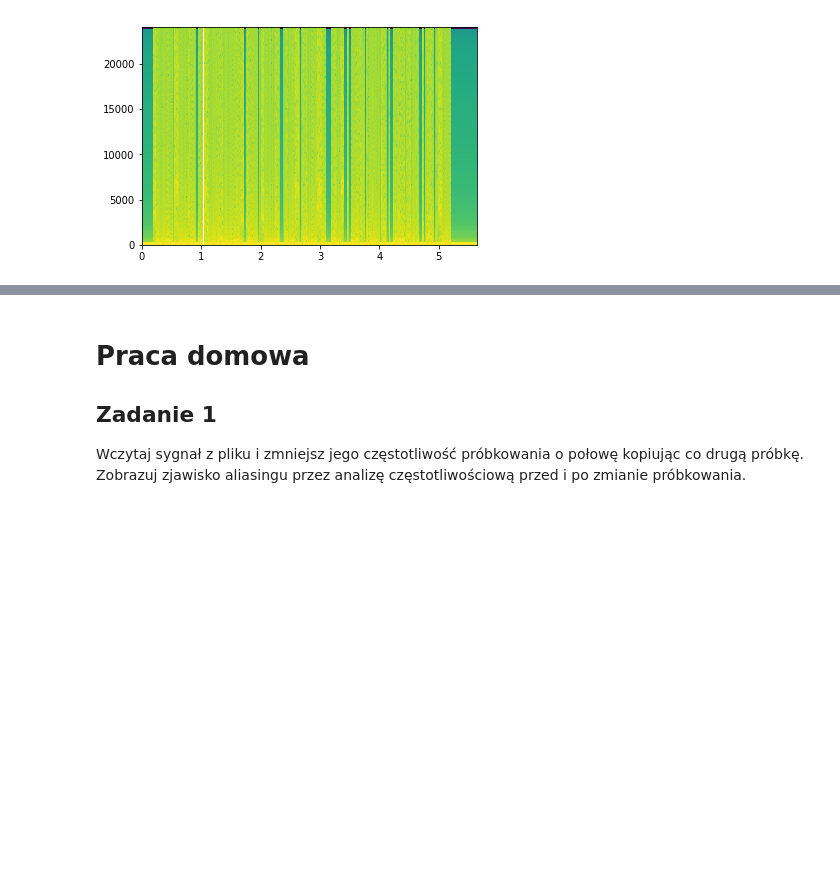
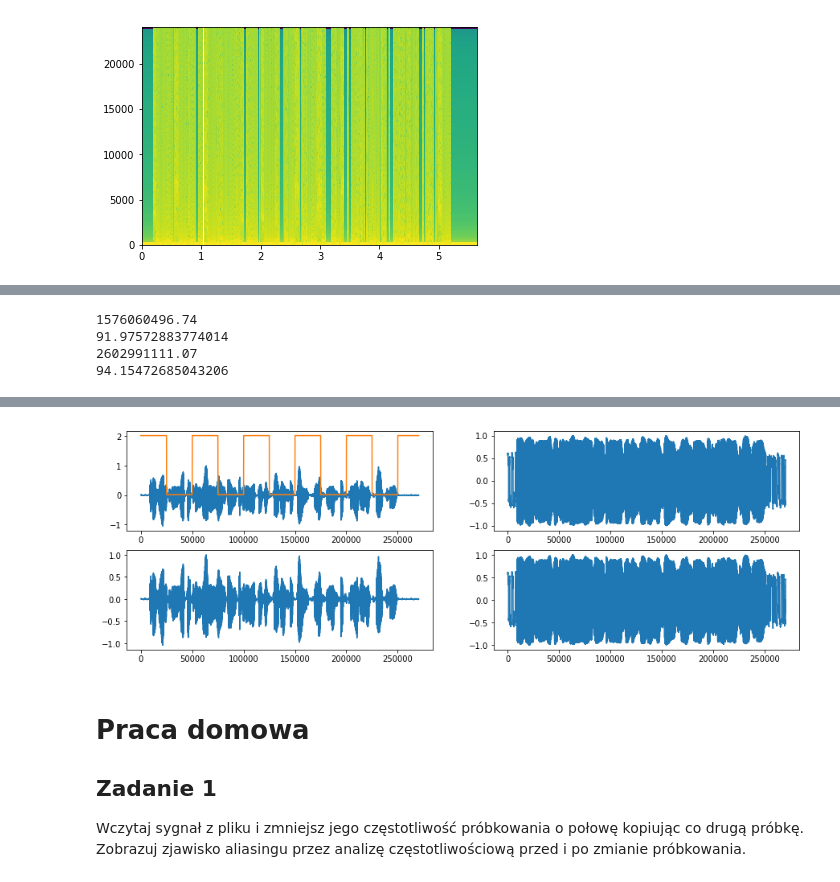
Before and after one commit to nietup/SignalProcessing, a Jupyter notebook: Lab5_dz_Probkowanie.ipynb, the cells around one changed output, grey strips where cells are left out. Saved outputs shown, nothing was run; the diff lists cells and outputs as text; code cells hidden in the pictures; blank space fills up the shorter version.

```diff
--- a/Lab5_dz_Probkowanie.ipynb
+++ b/Lab5_dz_Probkowanie.ipynb
@@ -179,0 +180,57 @@ plot(x, sqr)
+# %%
+from ipywidgets import HTML
+from IPython.display import display
+from IPython.display import Audio
+from scipy.io.wavfile import read
+from scipy import signal
+
+b = 16
+l = 2**b -1
+
+Fs, y = read("zdanie.wav")
+T = y.size
+x = arange(0, T, 1)
+mask = signal.square(2*pi*0.00002*x)+1.02
+# mf = 0.00002
+# mask = signal.square(2*pi*mf*x) + 1
+# mask += signal.square(2*pi*2*mf*x)
+y = y.astype(float) / y.max()
+y = y
+
+y_q = floor(y*l)/l
+
+noise = y - y_q
+snr = var(y_q)/var(noise)
+snr_db = 10*math.log(snr, 10)
+print(snr)
+print(snr_db)
+
+mi = l
+y_c = sign(y)*log(1 + mi*abs(y))/log(1 + mi)
+
+y_cq = floor(y_c*l)/l
+
+yc = sign(y_cq)*(1/mi)*((1+mi)**(abs(y_cq))-1)
+noise = y - yc
+snr = var(y_c)/var(noise)
+snr_db = 10*math.log(snr, 10)
+print(snr)
+print(snr_db)
+
+figure(figsize=(15, 5))
+subplot(2, 2, 1)
+plot(x, y)
+plot(x, mask)
+subplot(2, 2, 2)
+plot(x, y_c)
+subplot(2, 2, 3)
+plot(x, y_q)
+subplot(2, 2, 4)
+plot(x, y_cq)
+
+display(Audio(y_c, rate=fs))
+# %% [output]
+1576060496.74
+91.97572883774014
+2602991111.07
+94.15472685043206
@@ -180,3 +238,4 @@ plot(x, sqr)
+[figure, added]
 # %% [markdown]
 
 # Praca domowa
```
Also changed, not shown: parts of 7 cells of this notebook.
